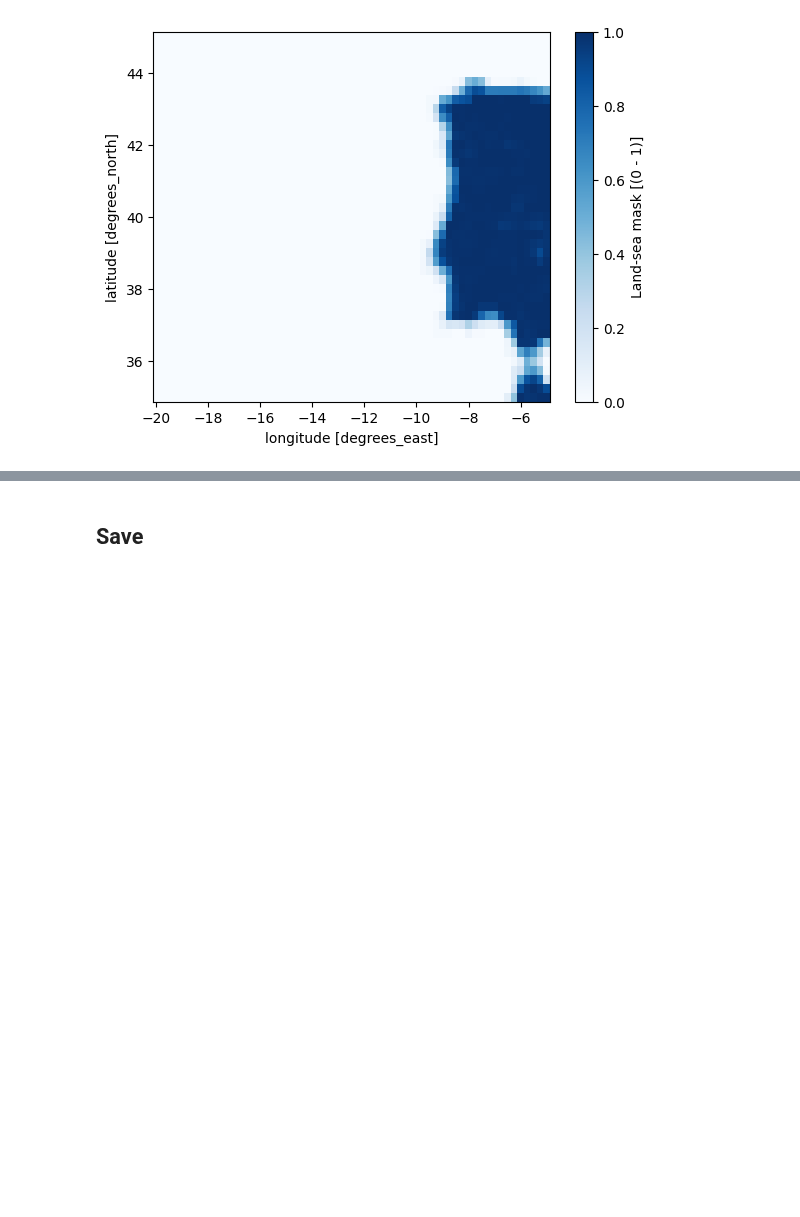
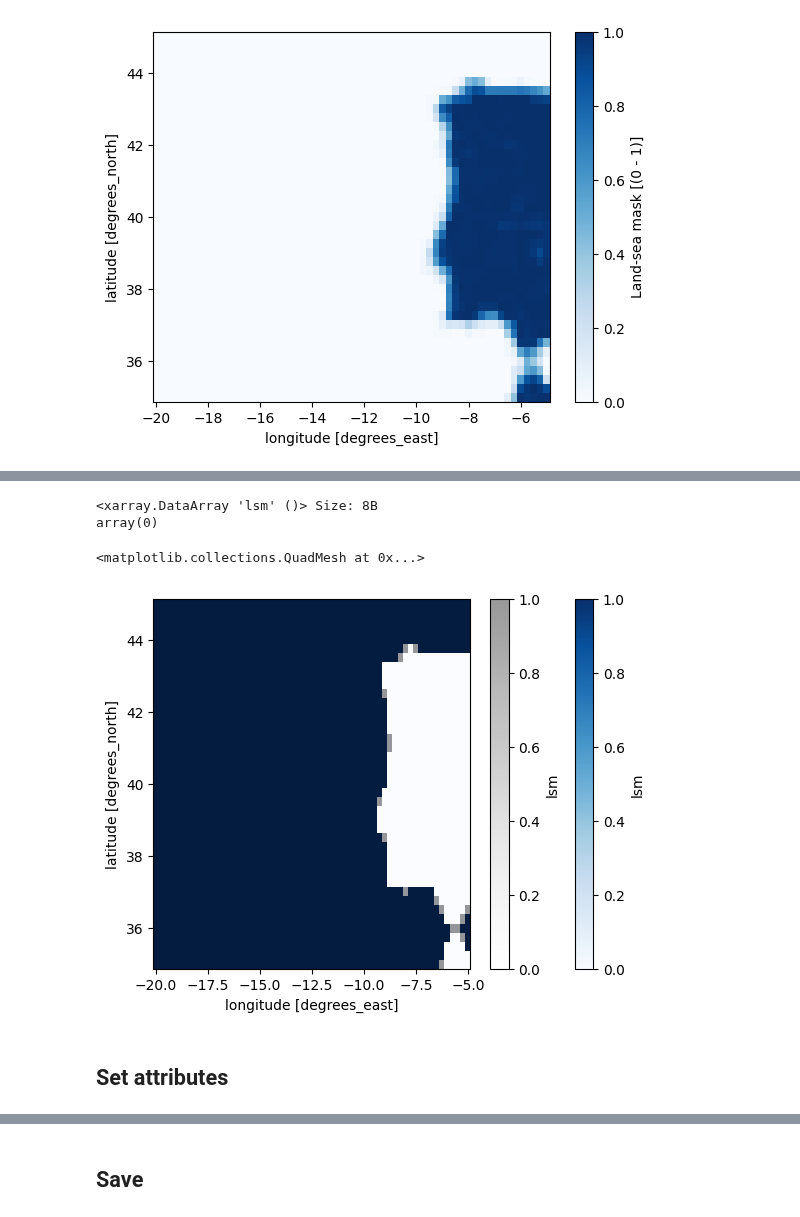
Before and after one commit to Marie-Louise-Korte/Iberian_Coast_Upwelling, a Jupyter notebook: Download_ERA5_land_sea_mask.ipynb, the cells around one changed output, grey strips where cells are left out. Cells and saved outputs as stored; diff of their text form; code cells hidden in the pictures; blank space fills up the shorter version.

Commit message:
chnage the threshold for calculating the mask

```diff
--- a/Download_ERA5_land_sea_mask.ipynb
+++ b/Download_ERA5_land_sea_mask.ipynb
@@ -127,0 +91,31 @@ Attributes:
+# %%
+# make a binary
+t_lsm_24 = lsm_24
+var = 0.3 # choose 0.2 as it removes enough of the 'land data' without removing all near shore data
+
+t_lsm_24 = t_lsm_24.where(t_lsm_24.lsm > var, 0) # land
+t_lsm_24 = t_lsm_24.where(t_lsm_24.lsm < var, 1) # water
+
+# I want to swap the values around -> ocean = 1 (True), land = 0 (False)
+t_lsm_24['lsm'] = 1 - t_lsm_24.lsm
+# %%
+# check if exact var occurs
+(t_lsm_24.lsm == var).sum()
+# %% [output]
+<xarray.DataArray 'lsm' ()> Size: 8B
+array(0)
+# %%
+t_lsm_24.lsm.plot(cmap = 'Blues')
+
+# control
+c_lsm_24 = lsm_24
+c_lsm_24 = c_lsm_24.where(c_lsm_24.lsm > 0.5, 0) # land
+c_lsm_24 = c_lsm_24.where(c_lsm_24.lsm < 0.5, 1) # water
+c_lsm_24['lsm'] = 1 - c_lsm_24.lsm
+c_lsm_24.lsm.plot(cmap = 'Greys', alpha = 0.4)
+# gray pixels are pixels that change between land and ocean if I adapt the threshold
+# %% [output]
+<matplotlib.collections.QuadMesh at 0x...>
+[figure, added]
+# %% [markdown]
+## Set attributes
```
Also changed, not shown: parts of 13 cells of this notebook.
